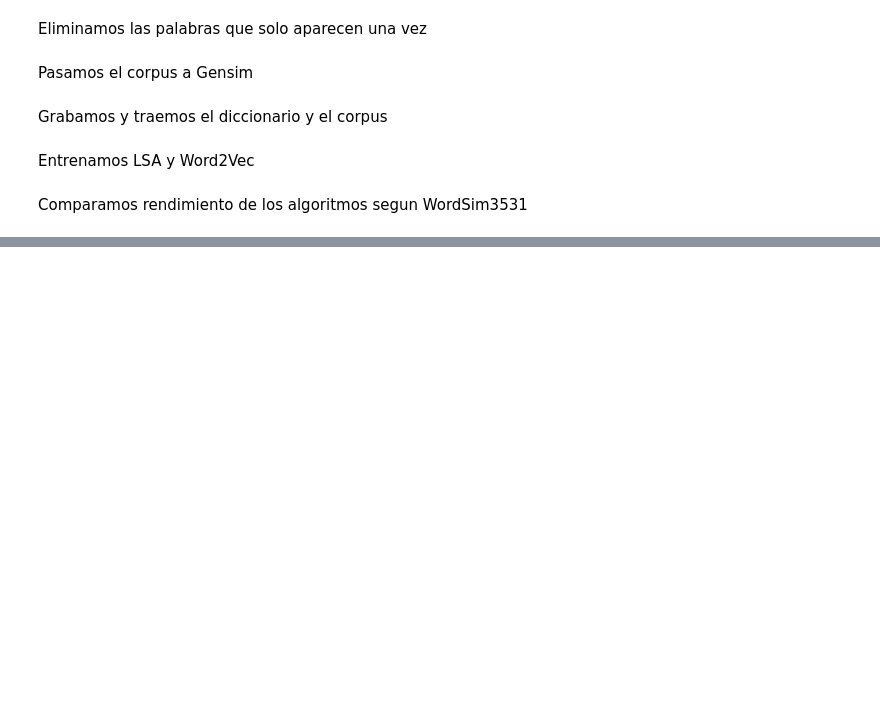
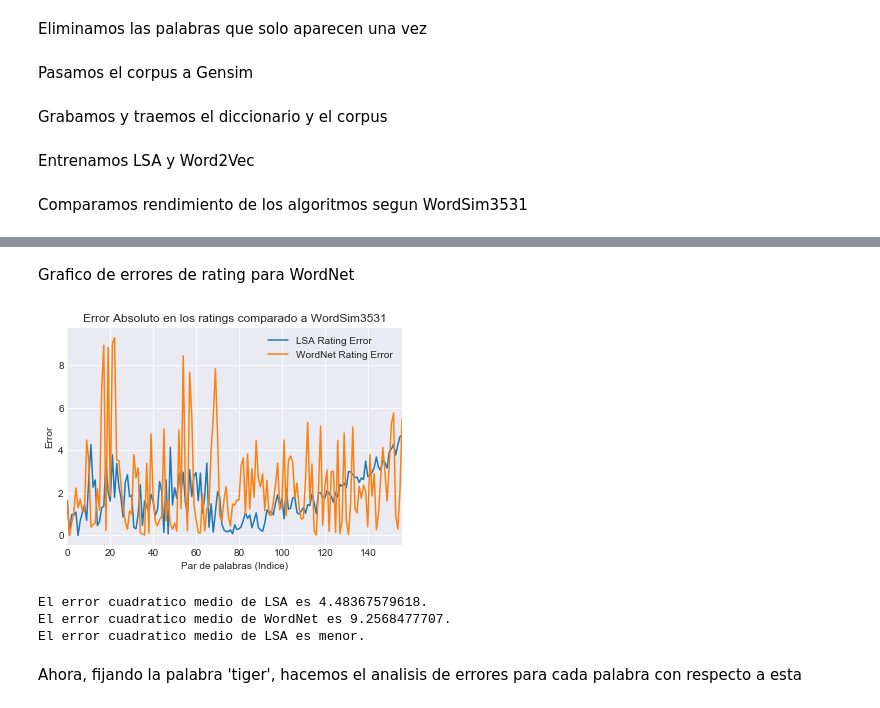
Before and after one commit to lucasputer/CienciaDeDatos, a Jupyter notebook: tp6/TP6.ipynb, the cells around one changed output, grey strips where cells are left out. Cells and saved outputs as stored; diff of their text form; code cells hidden in the pictures; blank space fills up the shorter version.

```diff
--- a/tp6/TP6.ipynb
+++ b/tp6/TP6.ipynb
@@ -418,0 +442,11 @@ word
+# %%
+# ic = nltk.corpus.wordnet_ic.ic('ic-brown.dat')
+def wordnet_noun_similarity(w1,w2):
+    sim = 0.0
+    for n1 in wordnet.synsets(w1, pos=wordnet.NOUN):
+        for n2 in wordnet.synsets(w2, pos=wordnet.NOUN):
+            if '\'%s.'%w1 in str(n1) and '\'%s.'%w2 in str(n2):
+                sim = max(n1.wup_similarity(n2), sim)
+    return sim * 10
+# %%
+results_wordnet = [[w1,w2,v,lsav,w2v,float('%.2f'%wordnet_noun_similarity(w1,w2))] for w1,w2,v,lsav,w2v in results]
@@ -418,0 +470,24 @@ word
+# %% [markdown]
+Grafico de errores de rating para WordNet
+# %%
+results_wordnet_error = [(abs(lsav-v),abs(wnv-v)) for w1,w2,v,lsav,w2v,wnv in results_wordnet]
+results_wordnet_plot_df = pd.DataFrame(results_wordnet_error, columns=['LSA Rating Error','WordNet Rating Error'], index=range(len(results_wordnet)))
+ax = results_wordnet_plot_df.plot()
+ax.set_title("Error Absoluto en los ratings comparado a WordSim3531")
+ax.set_xlabel("Par de palabras (Indice)")
+ax.set_ylabel("Error")
+plt.show()
+# %% [output]
+[figure, added]
+# %%
+lsa_error_cuadratico = sum([(lsav-v)*(lsav-v) for w1,w2,v,lsav,w2v,wnv in results_wordnet])/len(results_wordnet)
+wnv_error_cuadratico = sum([(wnv-v)*(wnv-v) for w1,w2,v,lsav,w2v,wnv in results_wordnet])/len(results_wordnet)
+print "El error cuadratico medio de LSA es " + str(lsa_error_cuadratico) + "."
+print "El error cuadratico medio de WordNet es " + str(w2v_error_cuadratico) + "."
+print "El error cuadratico medio de " + ("LSA" if lsa_error_cuadratico < w2v_error_cuadratico else "WordnET") + " es menor."
+# %% [output]
+El error cuadratico medio de LSA es 4.48367579618.
+El error cuadratico medio de WordNet es 9.2568477707.
+El error cuadratico medio de LSA es menor.
+# %% [markdown]
+Ahora, fijando la palabra 'tiger', hacemos el analisis de errores para cada palabra con respecto a esta
```
Also changed, not shown: parts of 32 cells of this notebook.
